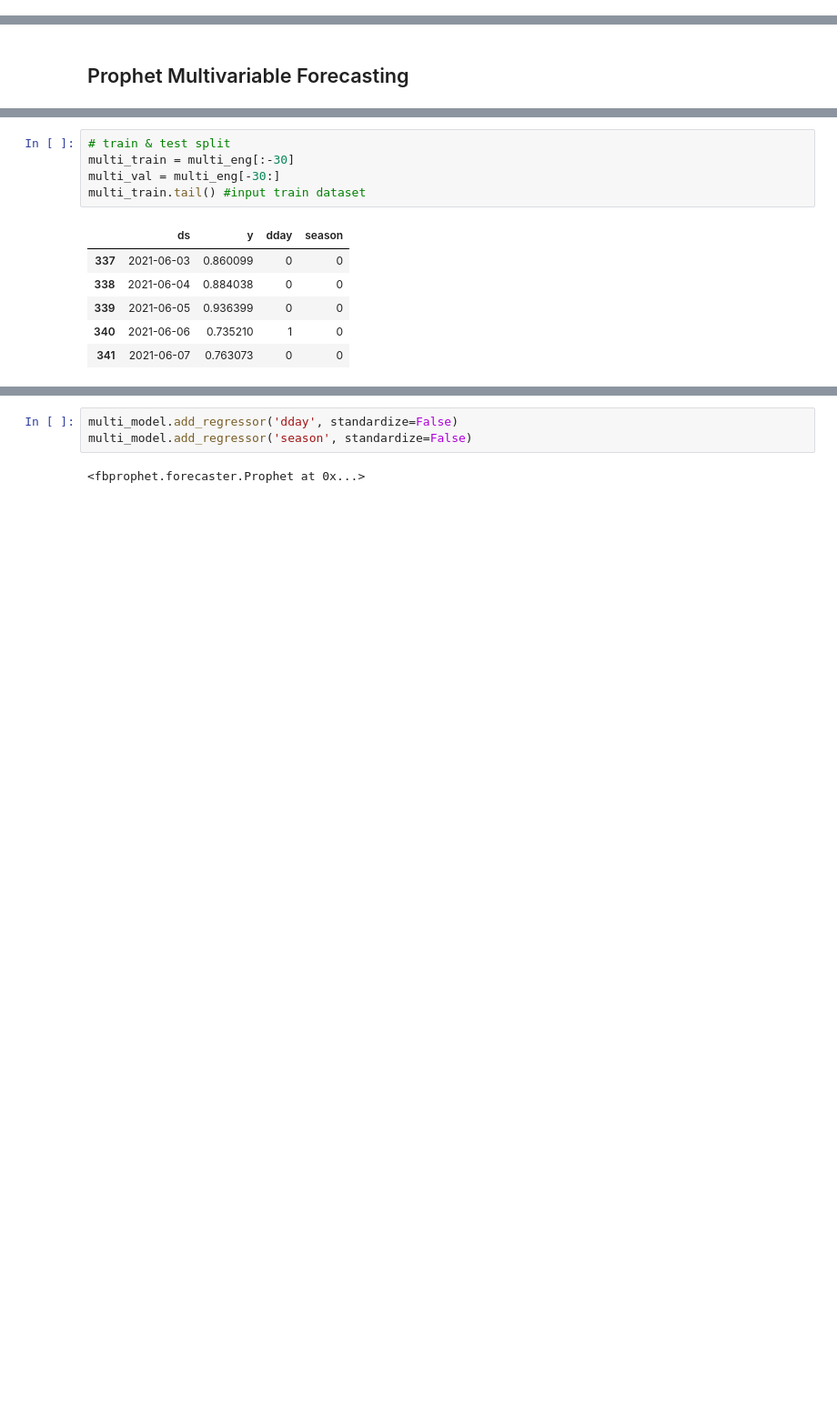
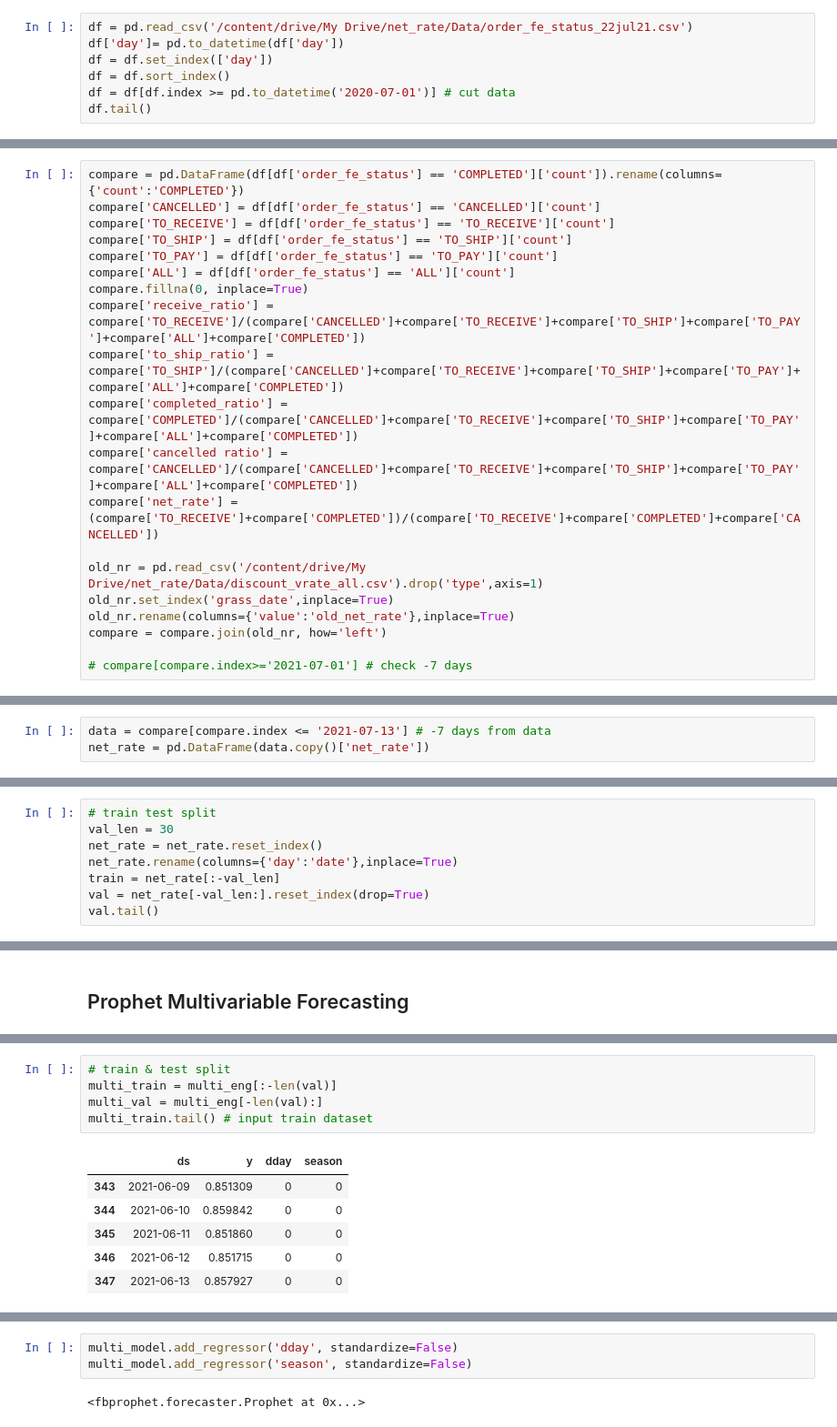
Before and after one commit to basshopee/net_rate, a Jupyter notebook: net_rate_regression.ipynb, the cells around one changed output, grey strips where cells are left out. Shown at 91% size. Cells and saved outputs as stored; diff of their text form; blank space fills up the shorter version.

```diff
--- a/net_rate_regression.ipynb
+++ b/net_rate_regression.ipynb
@@ -40,0 +27,7 @@ train = train[train['date']>='2020-07-01'].reset_index(drop=True)
+# %%
+df = pd.read_csv('/content/drive/My Drive/net_rate/Data/order_fe_status_22jul21.csv')
+df['day']= pd.to_datetime(df['day'])
+df = df.set_index(['day'])
+df = df.sort_index()
+df = df[df.index >= pd.to_datetime('2020-07-01')] # cut data
+df.tail()
@@ -40,0 +59,20 @@ train = train[train['date']>='2020-07-01'].reset_index(drop=True)
+# %%
+compare = pd.DataFrame(df[df['order_fe_status'] == 'COMPLETED']['count']).rename(columns={'count':'COMPLETED'})
+compare['CANCELLED'] = df[df['order_fe_status'] == 'CANCELLED']['count']
+compare['TO_RECEIVE'] = df[df['order_fe_status'] == 'TO_RECEIVE']['count']
+compare['TO_SHIP'] = df[df['order_fe_status'] == 'TO_SHIP']['count']
+compare['TO_PAY'] = df[df['order_fe_status'] == 'TO_PAY']['count']
+compare['ALL'] = df[df['order_fe_status'] == 'ALL']['count']
+compare.fillna(0, inplace=True)
+compare['receive_ratio'] = compare['TO_RECEIVE']/(compare['CANCELLED']+compare['TO_RECEIVE']+compare['TO_SHIP']+compare['TO_PAY']+compare['ALL']+compare['COMPLETED'])
+compare['to_ship_ratio'] = compare['TO_SHIP']/(compare['CANCELLED']+compare['TO_RECEIVE']+compare['TO_SHIP']+compare['TO_PAY']+compare['ALL']+compare['COMPLETED'])
+compare['completed_ratio'] = compare['COMPLETED']/(compare['CANCELLED']+compare['TO_RECEIVE']+compare['TO_SHIP']+compare['TO_PAY']+compare['ALL']+compare['COMPLETED'])
+compare['cancelled ratio'] = compare['CANCELLED']/(compare['CANCELLED']+compare['TO_RECEIVE']+compare['TO_SHIP']+compare['TO_PAY']+compare['ALL']+compare['COMPLETED'])
+compare['net_rate'] = (compare['TO_RECEIVE']+compare['COMPLETED'])/(compare['TO_RECEIVE']+compare['COMPLETED']+compare['CANCELLED'])
+
+old_nr = pd.read_csv('/content/drive/My Drive/net_rate/Data/discount_vrate_all.csv').drop('type',axis=1)
+old_nr.set_index('grass_date',inplace=True)
+old_nr.rename(columns={'value':'old_net_rate'},inplace=True)
+compare = compare.join(old_nr, how='left')
+
+# compare[compare.index>='2021-07-01'] # check -7 days
@@ -40,0 +83,3 @@ train = train[train['date']>='2020-07-01'].reset_index(drop=True)
+# %%
+data = compare[compare.index <= '2021-07-13'] # -7 days from data
+net_rate = pd.DataFrame(data.copy()['net_rate'])
@@ -40,0 +109,8 @@ train = train[train['date']>='2020-07-01'].reset_index(drop=True)
+# %%
+# train test split
+val_len = 30
+net_rate = net_rate.reset_index()
+net_rate.rename(columns={'day':'date'},inplace=True)
+train = net_rate[:-val_len]
+val = net_rate[-val_len:].reset_index(drop=True)
+val.tail()
@@ -251,13 +334,13 @@ multi_eng.tail()
 # %%
 # train & test split
-multi_train = multi_eng[:-30]
-multi_val = multi_eng[-30:]
-multi_train.tail() #input train dataset
+multi_train = multi_eng[:-len(val)]
+multi_val = multi_eng[-len(val):]
+multi_train.tail() # input train dataset
 # %% [output]
 |  | ds | y | dday | season |
-| 337 | 2021-06-03 | 0.860099 | 0 | 0 |
-| 338 | 2021-06-04 | 0.884038 | 0 | 0 |
-| 339 | 2021-06-05 | 0.936399 | 0 | 0 |
-| 340 | 2021-06-06 | 0.735210 | 1 | 0 |
-| 341 | 2021-06-07 | 0.763073 | 0 | 0 |
+| 343 | 2021-06-09 | 0.851309 | 0 | 0 |
+| 344 | 2021-06-10 | 0.859842 | 0 | 0 |
+| 345 | 2021-06-11 | 0.851860 | 0 | 0 |
+| 346 | 2021-06-12 | 0.851715 | 0 | 0 |
+| 347 | 2021-06-13 | 0.857927 | 0 | 0 |
 # %%
```
Also changed, not shown: parts of 92 cells of this notebook.
